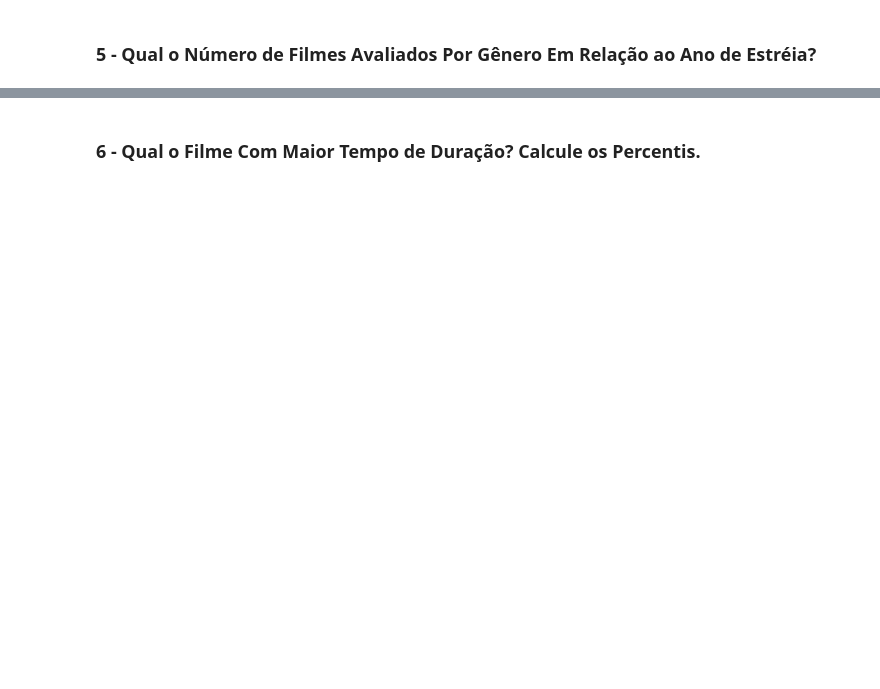
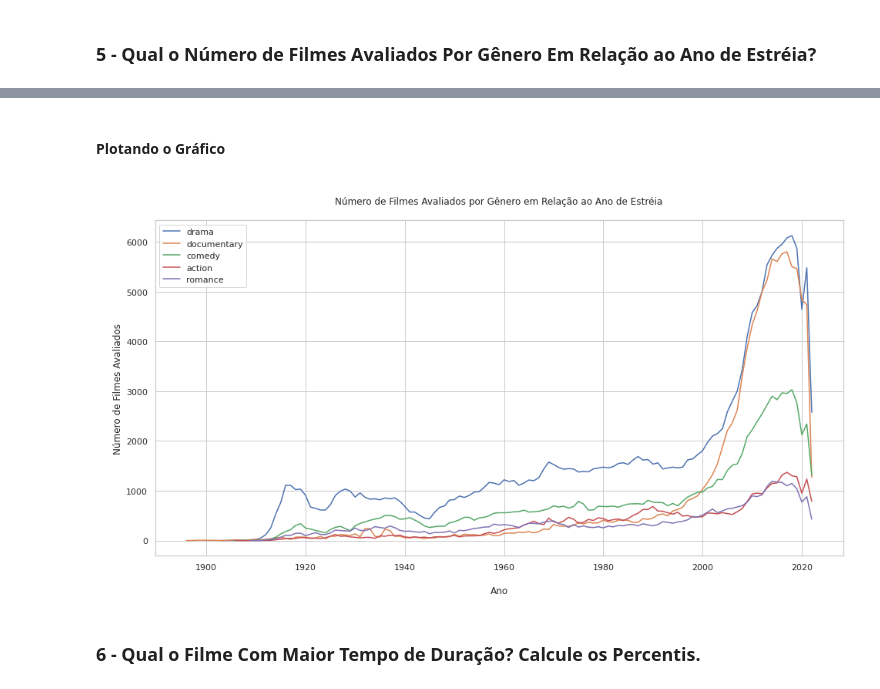
Before and after one commit to CinthiaNagahama/python-fundamentos_para_analise_de_dados-3.0, a Jupyter notebook: Mini Projeto 1/analise_exploratoria_IMDB.ipynb, the cells around one changed output, grey strips where cells are left out. Drawn from its saved outputs; the diff is of its cells as text; code cells hidden in the pictures; blank space fills up the shorter version.

```diff
--- a/Mini Projeto 1/analise_exploratoria_IMDB.ipynb
+++ b/Mini Projeto 1/analise_exploratoria_IMDB.ipynb
@@ -236,3 +531,43 @@ plt.show()
+# %%
+# Separa os gêneros únicos
+unique_genres = return_genres(res5)
+# %%
+# Conta a quantidade de vezes cada gênero apareceu
+genre_count = []
+for item in unique_genres:
+  query = "SELECT COUNT(*) COUNT FROM titles WHERE genres LIKE '%" + item + "%' AND type = 'movie' AND premiered <= 2022"
+  res = pd.read_sql(query, conn)
+  genre_count.append(res["COUNT"].values[0])
+# %%
+# Prepara o Dataframe
+df_genre_count = pd.DataFrame()
+df_genre_count["genre"] = unique_genres
+df_genre_count["count"] = genre_count
+# %%
+# Calcula o Top 5
+df_genre_count = df_genre_count[df_genre_count["genre"] != "n"]
+df_genre_count = df_genre_count.sort_values(by="count", ascending=False)
+top_genres = df_genre_count.head()["genre"].values
+# %% [markdown]
+#### Plotando o Gráfico
+# %%
+# Plot
+plt.figure(figsize=(16, 8))
+
+for item in top_genres:
+  query = "SELECT COUNT(*) Number_Of_Movies, premiered Year FROM titles WHERE genres LIKE '%" \
+          + item \
+          + "%' AND type = 'movie' AND Year <= 2022 GROUP BY Year"
+  res = pd.read_sql_query(query, conn)
+  plt.plot(res["Year"], res["Number_Of_Movies"])
+
+plt.xlabel("\nAno")
+plt.ylabel("\nNúmero de Filmes Avaliados")
+plt.title("\nNúmero de Filmes Avaliados por Gênero em Relação ao Ano de Estréia\n")
+plt.legend(labels=top_genres)
+plt.show()
+# %% [output]
+[figure, added]
 # %% [markdown]
 
 ### 6 - Qual o Filme Com Maior Tempo de Duração? Calcule os Percentis.
```
Also changed, not shown: parts of 56 cells of this notebook.
